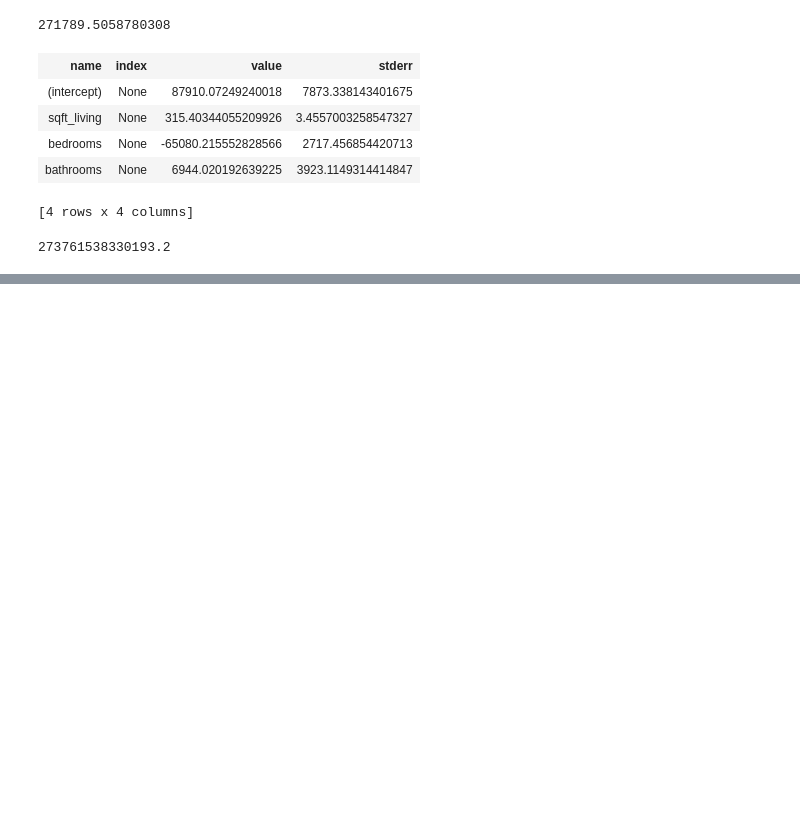
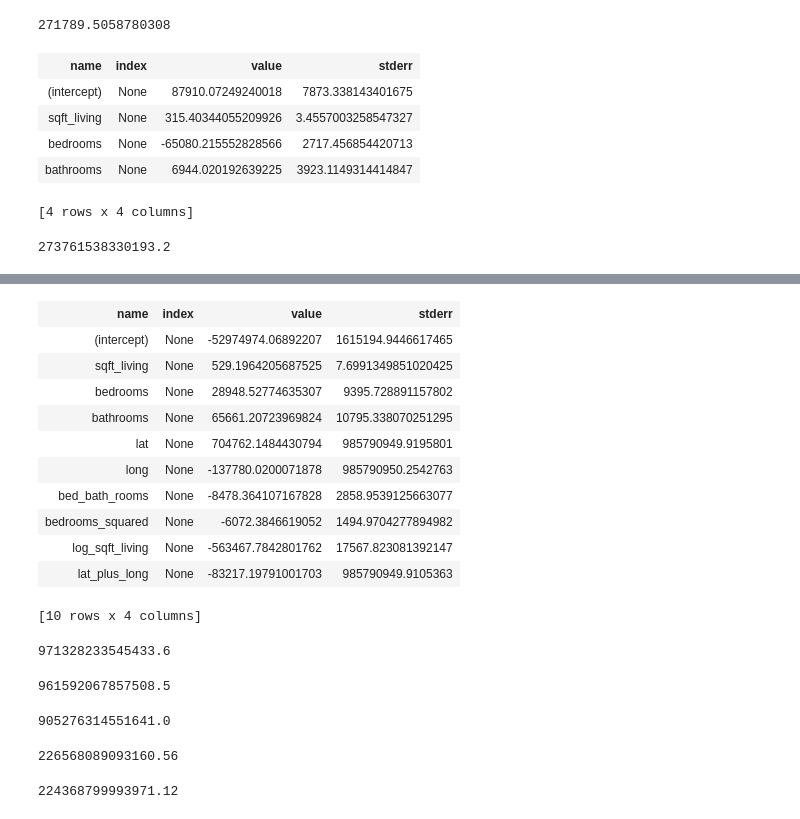
Before and after one commit to AkhilVinayakp/machine_Learning_Algorithms_python, a Jupyter notebook: regression/multiple_reg.ipynb, the cells around one changed output, grey strips where cells are left out. Saved outputs shown, nothing was run; the diff lists cells and outputs as text; code cells hidden in the pictures; blank space fills up the shorter version.

Commit message:
multiple regression with different models

```diff
--- a/regression/multiple_reg.ipynb
+++ b/regression/multiple_reg.ipynb
@@ -47,3 +47,15 @@ def rss(model, data, outcome):
 rss(model, test_data, test_data['price'])
 # %% [output]
 273761538330193.2
+# %%
+from math import log
+
+train_data['bedrooms_squared'] = train_data['bedrooms'].apply(lambda x: x**2)
+test_data['bedrooms_squared'] = test_data['bedrooms'].apply(lambda x: x**2)
+train_data['bed_bath_rooms']= train_data['bedrooms']*train_data['bathrooms']
+test_data['bed_bath_rooms']= test_data['bedrooms']*test_data['bathrooms']
+train_data['log_sqft_living'] = train_data['sqft_living'].apply(lambda x: log(x))
+test_data['log_sqft_living'] = test_data['sqft_living'].apply(lambda x: log(x))
+
+train_data['lat_plus_long'] = train_data['lat'] + train_data['long']
+test_data['lat_plus_long'] = test_data['lat'] + test_data['long']
@@ -49,0 +66,4 @@ rss(model, test_data, test_data['price'])
+# %%
+model_1_features = ['sqft_living', 'bedrooms', 'bathrooms', 'lat', 'long']
+model_2_features = model_1_features + ['bed_bath_rooms']
+model_3_features = model_2_features + ['bedrooms_squared', 'log_sqft_living', 'lat_plus_long']
@@ -49,0 +104,3 @@ rss(model, test_data, test_data['price'])
+# %%
+# learning models
+model3 = turicreate.linear_regression.create(train_data, target='price', features=model_3_features, validation_set=None)
@@ -49,0 +144,35 @@ rss(model, test_data, test_data['price'])
+# %%
+model3.coefficients
+# %% [output]
+| name | index | value | stderr |
+| (intercept) | None | -52974974.06892207 | 1615194.9446617465 |
+| sqft_living | None | 529.1964205687525 | 7.6991349851020425 |
+| bedrooms | None | 28948.52774635307 | 9395.728891157802 |
+| bathrooms | None | 65661.20723969824 | 10795.338070251295 |
+| lat | None | 704762.1484430794 | 985790949.9195801 |
+| long | None | -137780.0200071878 | 985790950.2542763 |
+| bed_bath_rooms | None | -8478.364107167828 | 2858.9539125663077 |
+| bedrooms_squared | None | -6072.3846619052 | 1494.9704277894982 |
+| log_sqft_living | None | -563467.7842801762 | 17567.823081392147 |
+| lat_plus_long | None | -83217.19791001703 | 985790949.9105363 |
+[10 rows x 4 columns]
+# %%
+rss(model1, train_data, train_data['price'])
+# %% [output]
+971328233545433.6
+# %%
+rss(model2, train_data, train_data['price'])
+# %% [output]
+961592067857508.5
+# %%
+rss(model3, train_data, train_data['price'])
+# %% [output]
+905276314551641.0
+# %%
+rss(model1, test_data, test_data['price'])
+# %% [output]
+226568089093160.56
+# %%
+rss(model2, test_data, test_data['price'])
+# %% [output]
+224368799993971.12
```
Also changed, not shown: parts of 7 cells of this notebook.
